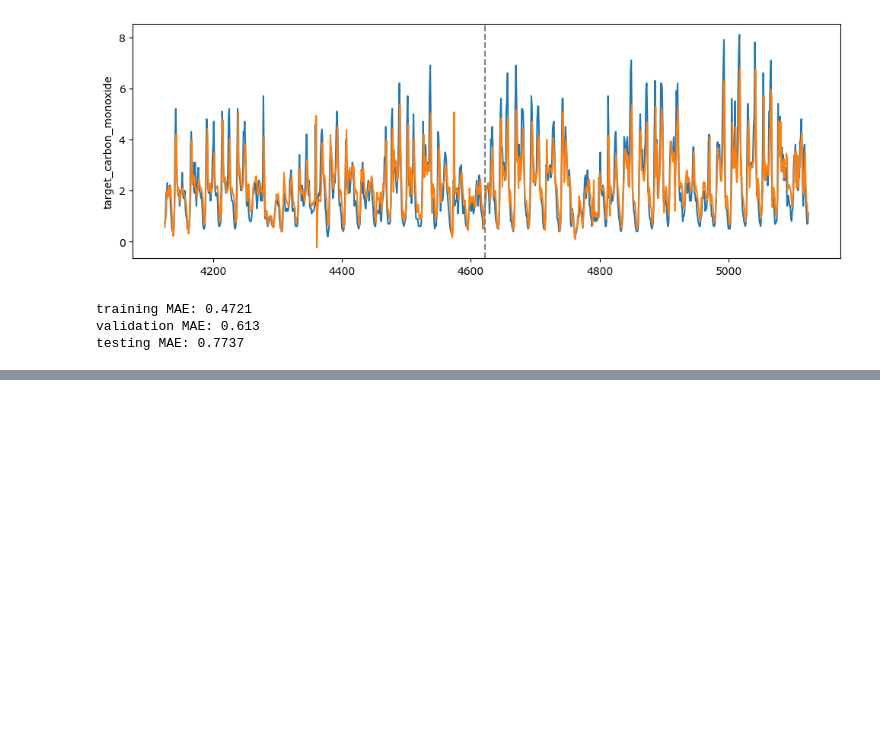
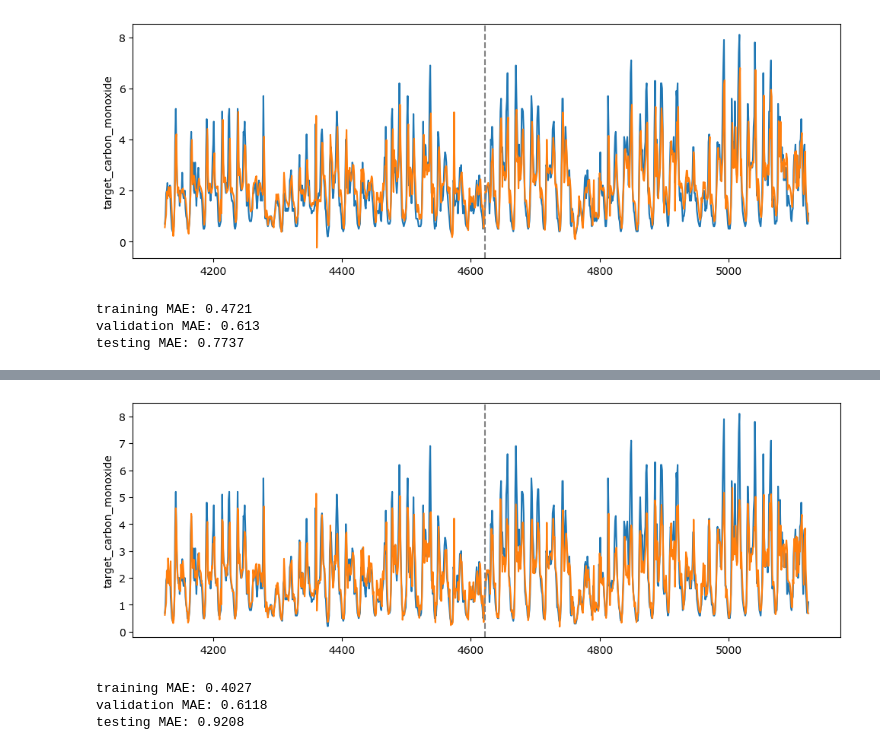
Before and after one commit to Rendi-Geospatial/MachineLearning, a Jupyter notebook: time_series/02 notebooks/multivariate/03 invoke model.ipynb, the cells around one changed output, grey strips where cells are left out. Cells and saved outputs as stored; diff of their text form; code cells hidden in the pictures; blank space fills up the shorter version.

```diff
--- a/time_series/02 notebooks/multivariate/03 invoke model.ipynb
+++ b/time_series/02 notebooks/multivariate/03 invoke model.ipynb
@@ -240,0 +298,21 @@ pred_stacked.to_csv('../../03 outputs/multivariate/03/prediction_stacked_lstm.cs
+# %%
+# Plot partial
+plt.figure(figsize=(12,4))
+sns.lineplot(pred_bidirectional.iloc[train_split-500:train_split+500,:], x=pred_bidirectional.iloc[train_split-500:train_split+500,:].index, y='target_carbon_monoxide')
+sns.lineplot(pred_bidirectional.iloc[train_split-500:train_split+500,:], x=pred_bidirectional.iloc[train_split-500:train_split+500,:].index, y='prediction')
+plt.axvline(train_split, linestyle='--', color='grey')
+plt.show()
+# %% [output]
+[figure, added]
+# %%
+# Accuracy
+mae_train = round(mean_absolute_error(pred_bidirectional.loc[pred_bidirectional['split']=='train', 'target_carbon_monoxide'], pred_bidirectional.loc[pred_bidirectional['split']=='train', 'prediction']), 4)
+mae_val = round(mean_absolute_error(pred_bidirectional.loc[pred_bidirectional['split']=='val', 'target_carbon_monoxide'], pred_bidirectional.loc[pred_bidirectional['split']=='val', 'prediction']), 4)
+mae_test = round(mean_absolute_error(pred_bidirectional.loc[pred_bidirectional['split']=='test', 'target_carbon_monoxide'], pred_bidirectional.loc[pred_bidirectional['split']=='test', 'prediction']), 4)
+print(f'training MAE: {mae_train}')
+print(f'validation MAE: {mae_val}')
+print(f'testing MAE: {mae_test}')
+# %% [output]
+training MAE: 0.4027
+validation MAE: 0.6118
+testing MAE: 0.9208
```
Also changed, not shown: parts of 8 cells of this notebook, 4 other files.
